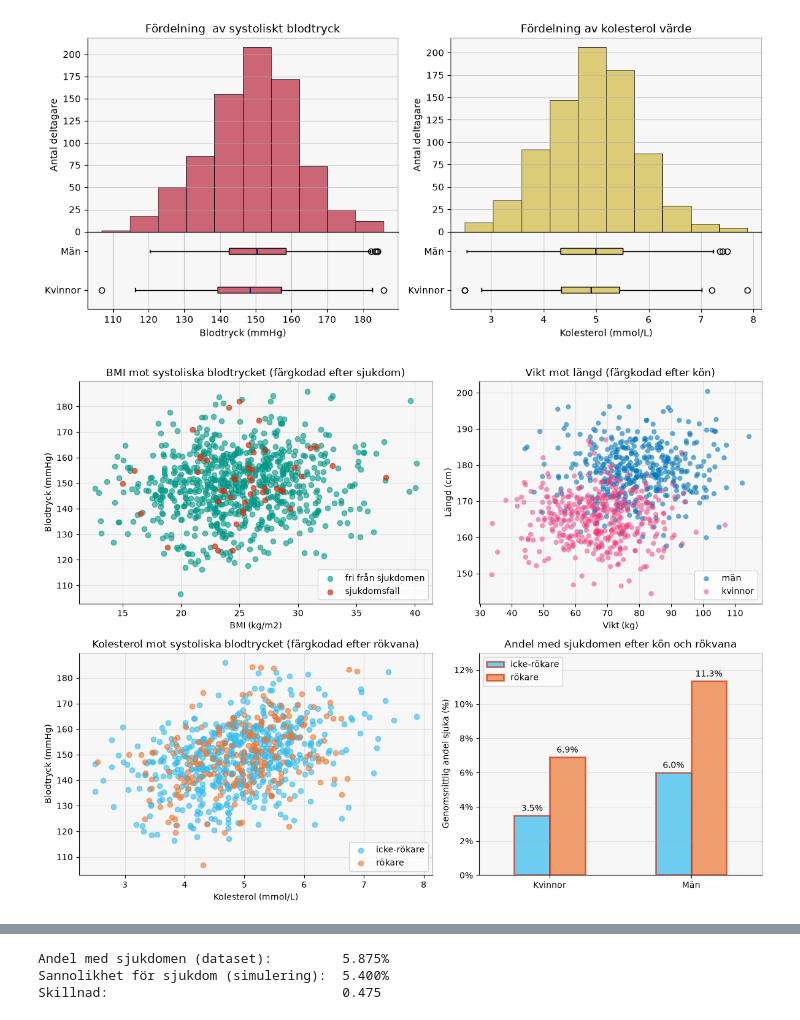
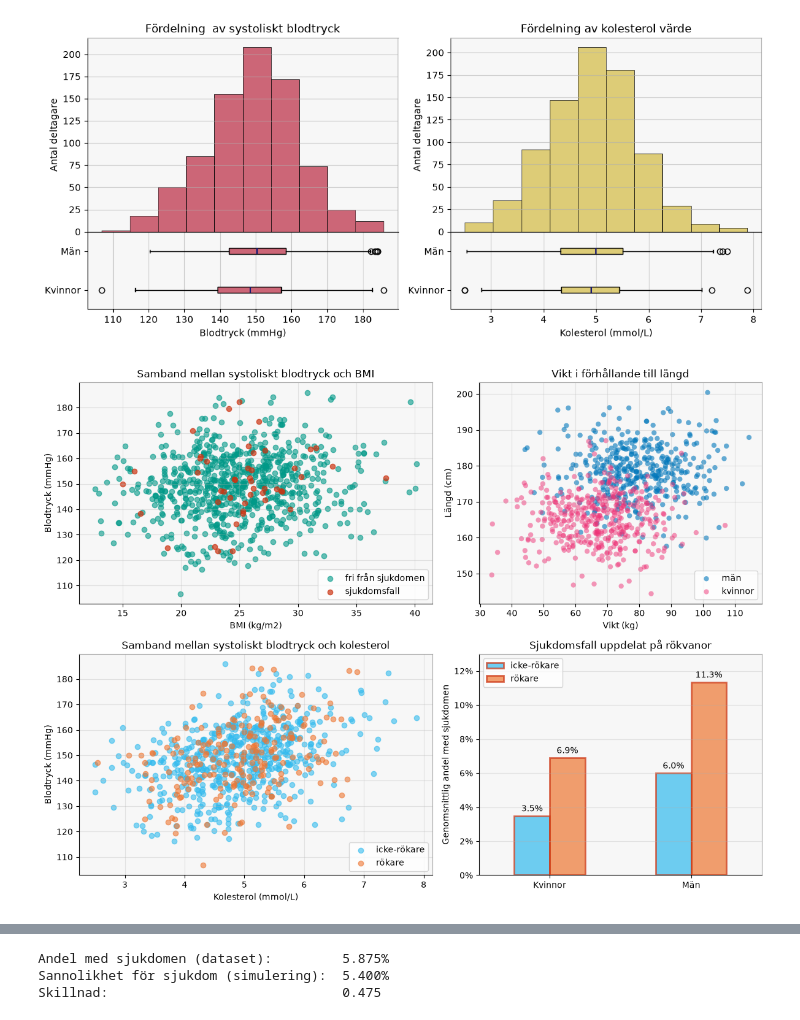
Before and after one commit to utruedsson/DS26_PYSTDA_assignment, a Jupyter notebook: health_study.ipynb, the cells around one changed output, grey strips where cells are left out. Drawn from its saved outputs; the diff is of its cells as text; code cells hidden in the pictures.

```diff
--- a/health_study.ipynb
+++ b/health_study.ipynb
@@ -302,7 +312,7 @@ disease_y = data[data['disease'] == 1]
 axes[0,0].scatter(disease_n['bmi'], disease_n['systolic_bp'], color='#009988', label='fri från sjukdomen', alpha=0.6)
 axes[0,0].scatter(disease_y['bmi'], disease_y['systolic_bp'], color='#CC3311', label='sjukdomsfall', alpha=0.7)
 axes[0,0].set_facecolor("#F7F7F7")
-axes[0,0].set_title('BMI mot systoliska blodtrycket (färgkodad efter sjukdom)')
+axes[0,0].set_title('Samband mellan systoliskt blodtryck och BMI')
 axes[0,0].set_xlabel('BMI (kg/m2)')
 axes[0,0].set_ylabel('Blodtryck (mmHg)')
 axes[0,0].legend(loc="lower right")
@@ -315,7 +325,7 @@ f = data[data["sex"] == "F"]
 axes[0,1].scatter(m['weight'], m['height'], color="#0077BB", label='män', alpha=0.6, edgecolors='none')
 axes[0,1].scatter(f['weight'], f['height'], color="#EE3377", label='kvinnor', alpha=0.5, edgecolors='none')
 axes[0,1].set_facecolor("#F7F7F7")
-axes[0,1].set_title('Vikt mot längd (färgkodad efter kön)')
+axes[0,1].set_title('Vikt i förhållande till längd')
 axes[0,1].set_xlabel('Vikt (kg)')
 axes[0,1].set_ylabel('Längd (cm)')
 axes[0,1].legend(loc="lower right")
@@ -328,41 +338,41 @@ smoker_y = data[data["smoker"] == "Yes"]
 axes[1,0].scatter(smoker_n["cholesterol"], smoker_n["systolic_bp"], color="#33BBEE", label='icke-rökare', alpha=0.6)
 axes[1,0].scatter(smoker_y["cholesterol"], smoker_y["systolic_bp"], color="#EE7733", label='rökare', alpha=0.6)
 axes[1,0].set_facecolor("#F7F7F7")
-axes[1,0].set_title('Kolesterol mot systoliska blodtrycket (färgkodad efter rökvana)')
+axes[1,0].set_title('Samband mellan systoliskt blodtryck och kolesterol')
 axes[1,0].set_xlabel("Kolesterol (mmol/L)")
 axes[1,0].set_ylabel("Blodtryck (mmHg)")
 axes[1,0].legend(loc="lower right")
 axes[1,0].grid(True, alpha=0.3)
 
 
 import matplotlib.ticker as mtick
 grouped = data.groupby(['sex', 'smoker'])['disease'].mean().unstack()*100
 grouped = grouped.rename(index={'F': 'Kvinnor', 'M': 'Män'},
                          columns={'No': 'icke-rökare', 'Yes': 'rökare'})
 grouped.plot(kind='bar', ax=axes[1, 1], color=['#33BBEE', '#EE7733'], alpha=0.7, edgecolor='#CC3311', linewidth=2)
 axes[1,1].set_facecolor("#F7F7F7")
 axes[1,1].set_ylim(top=13)
-axes[1,1].set_title('Andel med sjukdomen efter kön och rökvana')
+axes[1,1].set_title('Sjukdomsfall uppdelat på rökvanor')
 axes[1,1].set_xlabel('')
-axes[1,1].set_ylabel('Genomsnittlig andel sjuka (%)')
+axes[1,1].set_ylabel('Genomsnittlig andel med sjukdomen')
 axes[1,1].tick_params(axis='x', rotation=0)
 axes[1,1].legend(title='')
 axes[1,1].grid(True, axis="y", alpha=0.3)
 axes[1,1].yaxis.set_major_formatter(mtick.PercentFormatter(decimals=0))
 for container in axes[1, 1].containers:
     axes[1,1].bar_label(container, fmt='%.1f%%', padding=3)
 
 
 axes[0,0].spines['top'].set_color('darkgray')
 axes[0,0].spines['right'].set_color('darkgray')
 axes[1,0].spines['top'].set_color('darkgray')
 axes[1,0].spines['right'].set_color('darkgray')
 axes[0,1].spines['top'].set_color('darkgray')
 axes[0,1].spines['right'].set_color('darkgray')
 axes[1,1].spines['top'].set_color('darkgray')
 axes[1,1].spines['right'].set_color('darkgray')
 
 plt.tight_layout()
 # %% [output]
-[figure, old version]
+[figure, new version]
 # %% [markdown]
```
Also changed, not shown: parts of 17 cells of this notebook.
